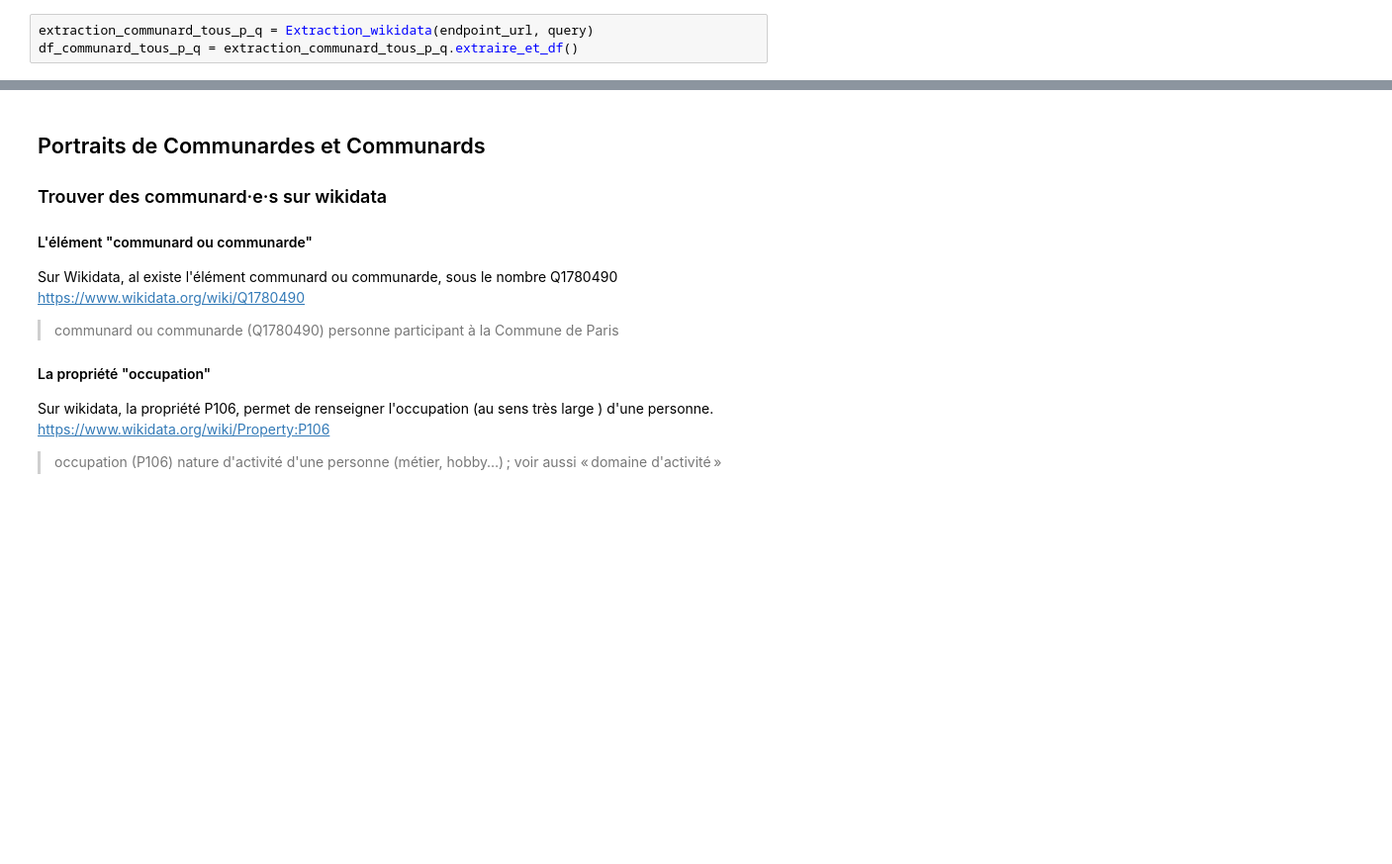
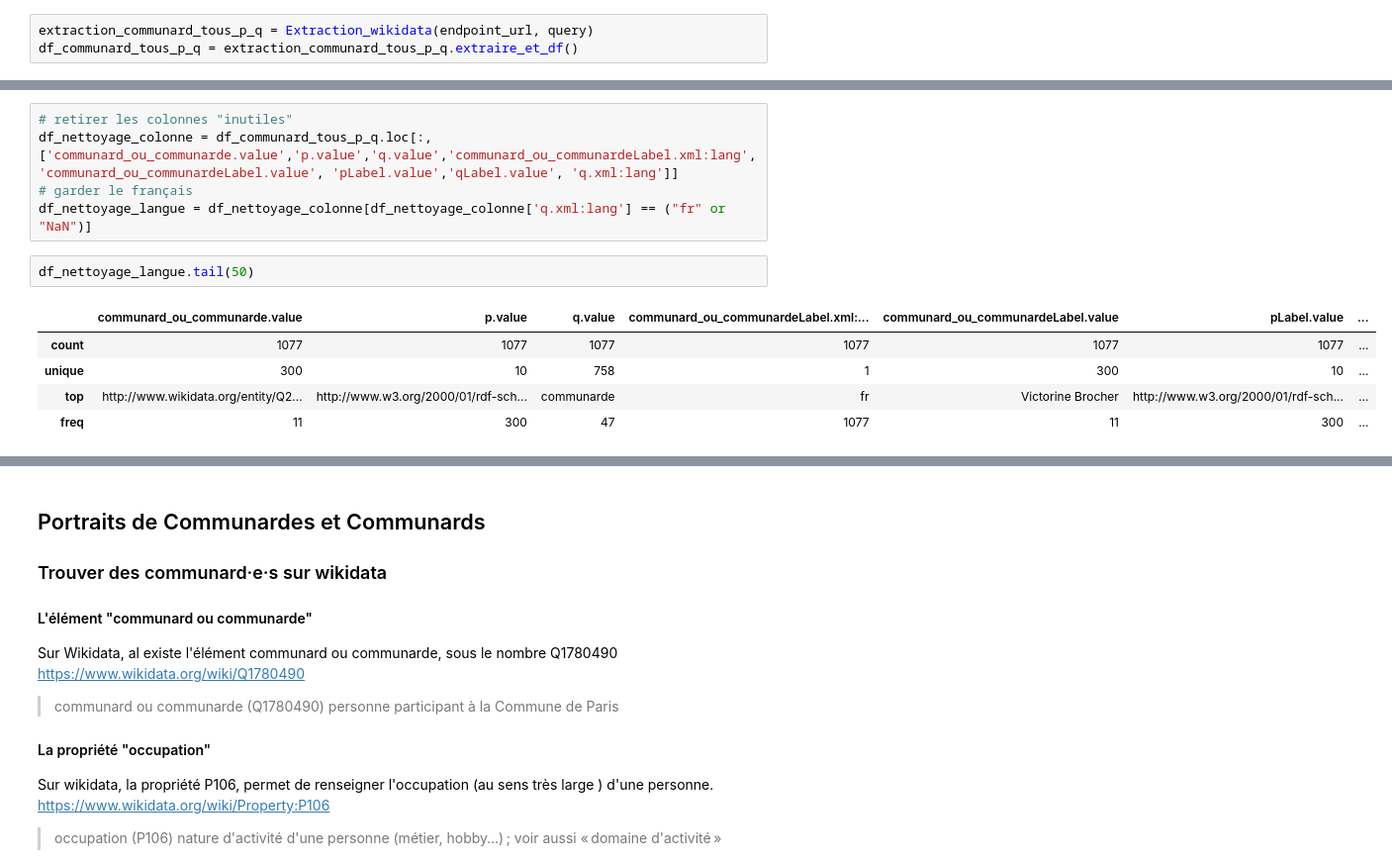
Before and after one commit to silanoc/commune_dans_wikidata, a Jupyter notebook: Commune_dans_wikidata.ipynb, the cells around one changed output, grey strips where cells are left out. Shown at 99% size. Cells and saved outputs as stored; diff of their text form; blank space fills up the shorter version.

Commit message:
nettoyage du df tous les p_q

```diff
--- a/Commune_dans_wikidata.ipynb
+++ b/Commune_dans_wikidata.ipynb
@@ -264,0 +330,13 @@ df_communard_tous_p_q = extraction_communard_tous_p_q.extraire_et_df()
+# %%
+# retirer les colonnes "inutiles"
+df_nettoyage_colonne = df_communard_tous_p_q.loc[:,['communard_ou_communarde.value','p.value','q.value','communard_ou_communardeLabel.xml:lang','communard_ou_communardeLabel.value', 'pLabel.value','qLabel.value', 'q.xml:lang']]
+# garder le français
+df_nettoyage_langue = df_nettoyage_colonne[df_nettoyage_colonne['q.xml:lang'] == ("fr" or "NaN")]
+# %%
+df_nettoyage_langue.tail(50)
+# %% [output]
+|  | communard_ou_communarde.value | p.value | q.value | communard_ou_communardeLabel.xml:... | communard_ou_communardeLabel.value | pLabel.value | ... |
+| count | 1077 | 1077 | 1077 | 1077 | 1077 | 1077 | ... |
+| unique | 300 | 10 | 758 | 1 | 300 | 10 | ... |
+| top | http://www.wikidata.org/entity/Q2... | http://www.w3.org/2000/01/rdf-sch... | communarde | fr | Victorine Brocher | http://www.w3.org/2000/01/rdf-sch... | ... |
+| freq | 11 | 300 | 47 | 1077 | 11 | 300 | ... |
```
Also changed, not shown: parts of 10 cells of this notebook.
